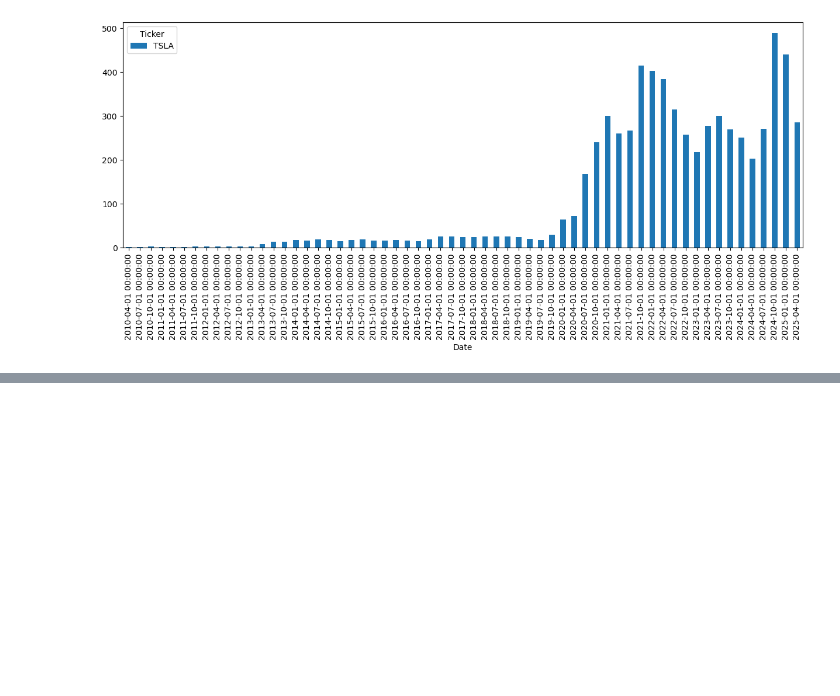
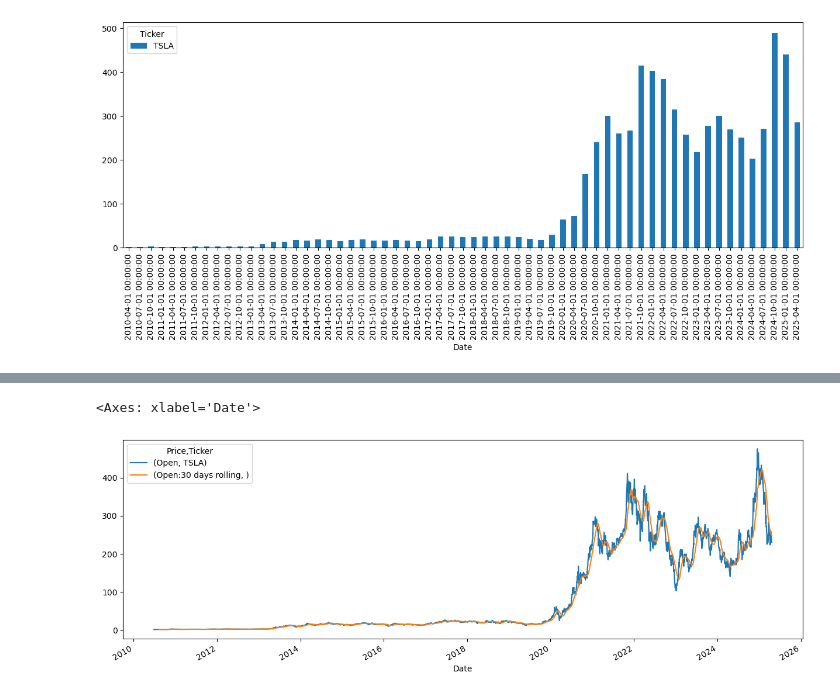
Before and after one commit to Malinda1/Time_series_analysis, a Jupyter notebook: Time_series_analysis.ipynb, the cells around one changed output, grey strips where cells are left out. Cells and saved outputs as stored; diff of their text form; code cells hidden in the pictures; blank space fills up the shorter version.

Commit message:
Used rolling function

```diff
--- a/Time_series_analysis.ipynb
+++ b/Time_series_analysis.ipynb
@@ -233,0 +257,2 @@ tsla.resample(rule= 'QS').max()['High'].plot(kind='bar', figsize=(15, 5))
+# %%
+tsla['Open:30 days rolling'] = tsla['Open'].rolling(window = 30).mean()
@@ -233,0 +281,5 @@ tsla.resample(rule= 'QS').max()['High'].plot(kind='bar', figsize=(15, 5))
+# %%
+tsla[['Open', 'Open:30 days rolling']].plot(figsize = (15, 5))
+# %% [output]
+<Axes: xlabel='Date'>
+[figure, added]
```
Also changed, not shown: parts of 3 cells of this notebook.
